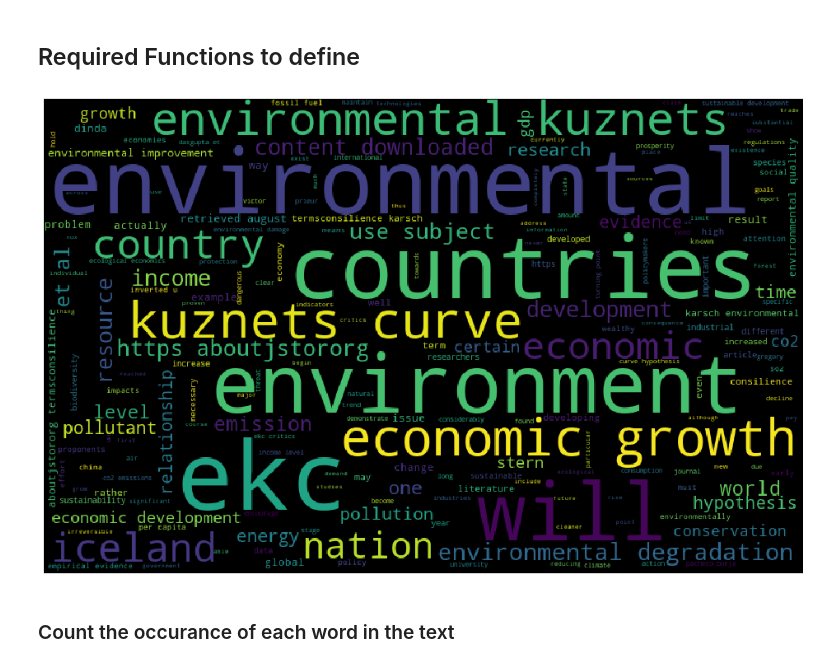
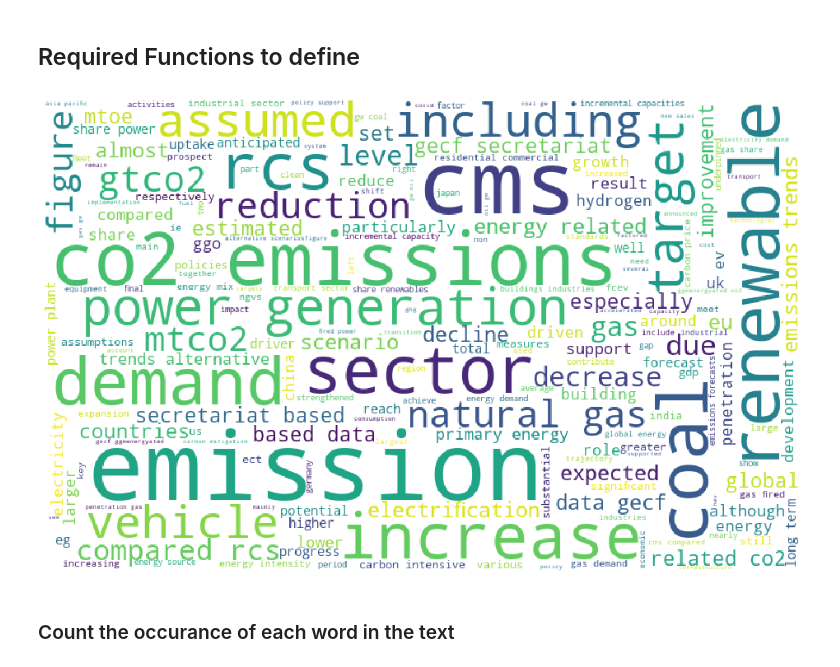
Before and after one commit to muadelm/PDF_report_to_WordCloud, a Jupyter notebook: PDF report_ what do reports say-Papers-Functions_FullCode.ipynb, the cells around one changed output. Drawn from its saved outputs; the diff is of its cells as text; code cells hidden in the pictures.

```diff
--- a/PDF report_ what do reports say-Papers-Functions_FullCode.ipynb
+++ b/PDF report_ what do reports say-Papers-Functions_FullCode.ipynb
@@ -68,7 +68,7 @@ def getWordCount(data):
 
 #remove special characters
 def remove_special(text):
-    marks = ['(',')','[',']', '?', '.', ':', ',', '\n']
+    marks = ['(',')','[',']', '?', '.', ':', ',', '\n', '%']
     for x in text:
         if x in marks:
             text = text.replace(x,"")
@@ -102,6 +102,11 @@ def doc_to_cloud(doc_location, stem):
     #Tokenize
     text_total = word_tokenize(text_total)
 
+    #remove specific terms
+    text_total = [e for e in text_total if e not in ('in', 'a', 'is', 'the', 'of', 'to', 'by', 'from', 'will',
+                                                    'and', 'for', 'on', 'at', 'that', 'be', 'are', 'is',
+                                                    'its', 'than', 'this', 'their')]
+
 
     # stemming
     stemmed_text = []
@@ -127,7 +132,7 @@ def doc_to_cloud(doc_location, stem):
     # create a wordCloud
     # visualization of the stemmed sentences
 
-    wordcloud_low = WordCloud( width = 800, height = 500, random_state = 24,
+    wordcloud_low = WordCloud( width = 800, height = 500, random_state = 24,background_color='white',
                              max_font_size = 100).generate(text_total_tocloud)
     plt.figure(figsize=(15,8))
     plt.axis('off')
@@ -135,9 +140,9 @@ def doc_to_cloud(doc_location, stem):
     plt.tight_layout(pad = 0)
     plt.show()
 # %%
-doc_to_cloud(r'C:\Users\M.Amer\Desktop\Share point upload - Temporary files\Hussein papers\21.pdf', 0)
+doc_to_cloud(r'C:\Users\M.Amer\Desktop\GECF_Corona\Outlook\Outlook 2020\Alternative scenario 2020.pdf', 0)
 # %% [output]
-[figure, old version]
+[figure, new version]
 # %% [markdown]
 ### Count the occurance of each word in the text
 # %%
```
Also changed, not shown: parts of 4 cells of this notebook.
